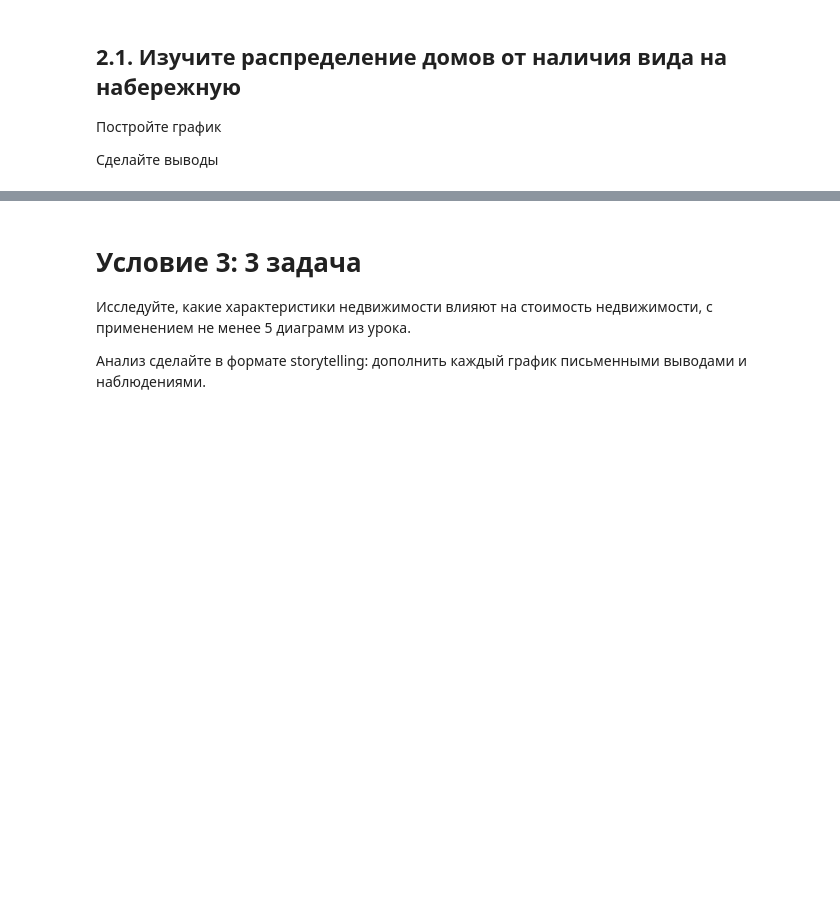
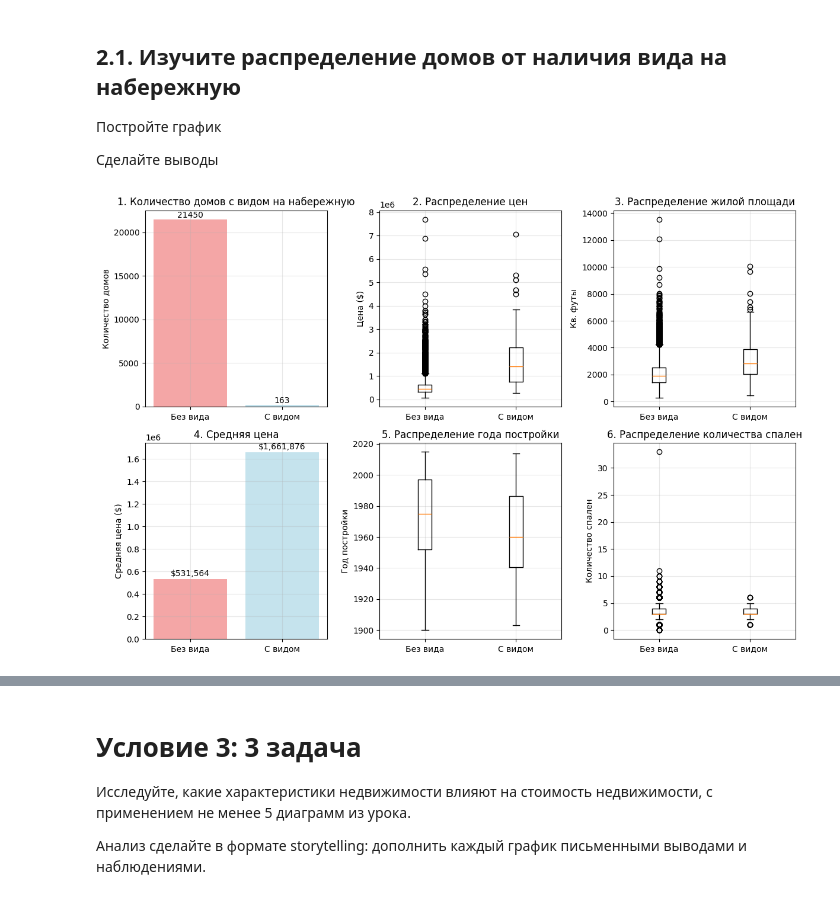
Before and after one commit to SvZor/-Python-Sem, a Jupyter notebook: attest.PyForAnalitic.ipynb, the cells around one changed output, grey strips where cells are left out. Drawn from its saved outputs; the diff is of its cells as text; code cells hidden in the pictures; blank space fills up the shorter version.

```diff
--- a/attest.PyForAnalitic.ipynb
+++ b/attest.PyForAnalitic.ipynb
@@ -703,3 +703,56 @@ for year, count in top_years.items():
 Постройте график
 
 Сделайте выводы
+# %%
+fig, axes = plt.subplots(2, 3, figsize=(12, 8))
+
+# График 1: Количество домов с видом на набережную
+waterfront_counts = kc_house['waterfront'].value_counts()
+axes[0, 0].bar(['Без вида', 'С видом'], waterfront_counts.values,
+               color=['lightcoral', 'lightblue'], alpha=0.7)
+axes[0, 0].set_title('1. Количество домов с видом на набережную')
+axes[0, 0].set_ylabel('Количество домов')
+for i, v in enumerate(waterfront_counts.values):
+    axes[0, 0].text(i, v + 10, str(v), ha='center', va='bottom')
+
+# График 2: Распределение цен по наличию вида на набережную (ИСПРАВЛЕНО)
+waterfront_price = kc_house.groupby('waterfront')['price'].apply(list)
+axes[0, 1].boxplot(waterfront_price.values, tick_labels=['Без вида', 'С видом'])
+axes[0, 1].set_title('2. Распределение цен')
+axes[0, 1].set_ylabel('Цена ($)')
+
+# График 3: Распределение площади по наличию вида на набережную (ИСПРАВЛЕНО)
+waterfront_sqft = kc_house.groupby('waterfront')['sqft_living'].apply(list)
+axes[0, 2].boxplot(waterfront_sqft.values, tick_labels=['Без вида', 'С видом'])
+axes[0, 2].set_title('3. Распределение жилой площади')
+axes[0, 2].set_ylabel('Кв. футы')
+
+# График 4: Средняя цена по наличию вида на набережную
+mean_prices = kc_house.groupby('waterfront')['price'].mean()
+axes[1, 0].bar(['Без вида', 'С видом'], mean_prices.values,
+               color=['lightcoral', 'lightblue'], alpha=0.7)
+axes[1, 0].set_title('4. Средняя цена')
+axes[1, 0].set_ylabel('Средняя цена ($)')
+for i, v in enumerate(mean_prices.values):
+    axes[1, 0].text(i, v + 10000, f'${v:,.0f}', ha='center', va='bottom')
+
+# График 5: Год постройки по наличию вида на набережную (ИСПРАВЛЕНО)
+waterfront_year = kc_house.groupby('waterfront')['yr_built'].apply(list)
+axes[1, 1].boxplot(waterfront_year.values, tick_labels=['Без вида', 'С видом'])
+axes[1, 1].set_title('5. Распределение года постройки')
+axes[1, 1].set_ylabel('Год постройки')
+
+# График 6: Количество спален по наличию вида на набережную (ИСПРАВЛЕНО)
+waterfront_bedrooms = kc_house.groupby('waterfront')['bedrooms'].apply(list)
+axes[1, 2].boxplot(waterfront_bedrooms.values, tick_labels=['Без вида', 'С видом'])
+axes[1, 2].set_title('6. Распределение количества спален')
+axes[1, 2].set_ylabel('Количество спален')
+
+# Добавляем сетку всем графикам
+for ax in axes.flat:
+    ax.grid(True, alpha=0.3)
+
+plt.tight_layout()
+plt.show()
+# %% [output]
+[figure, added]
```
Also changed, not shown: parts of 17 cells of this notebook.
